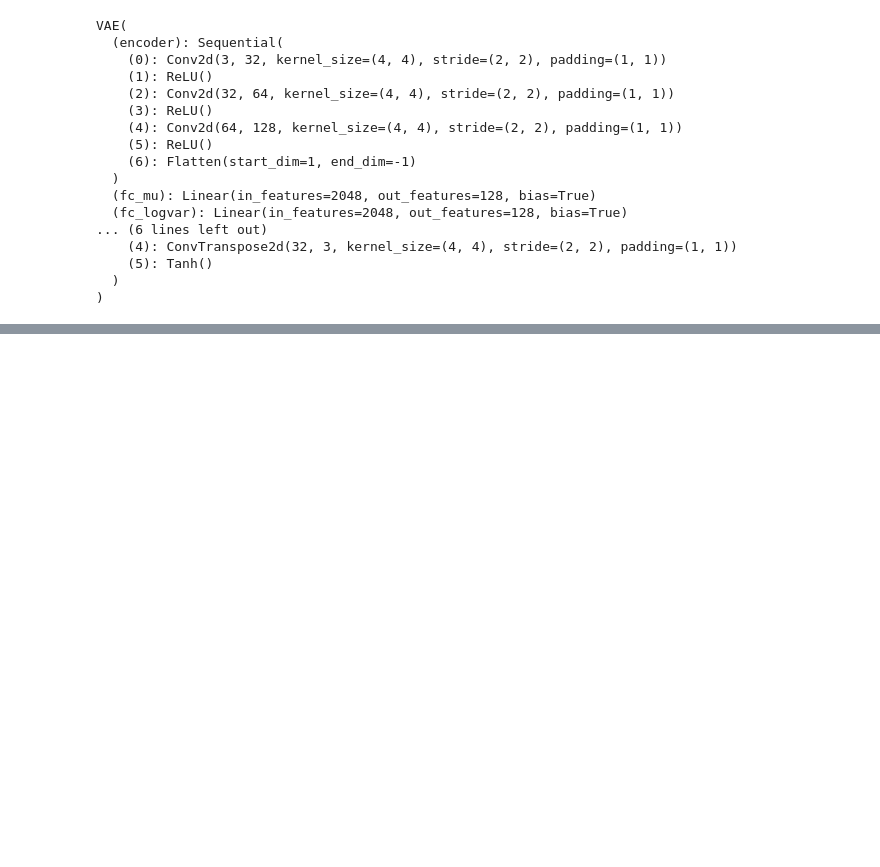
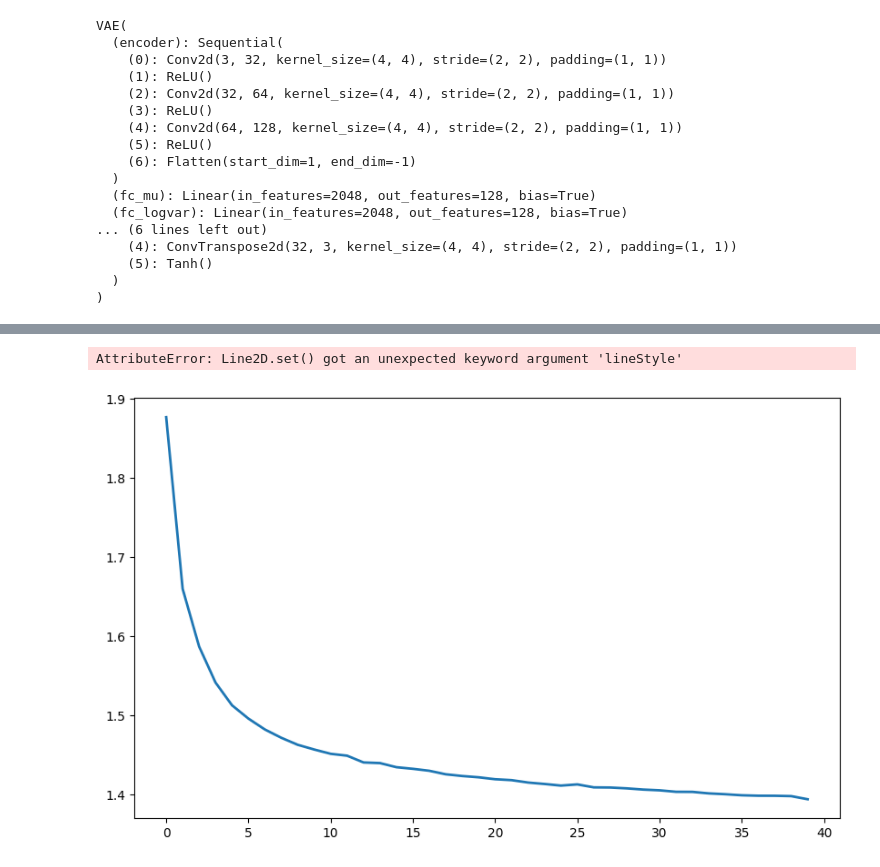
Before and after one commit to ahobson4/AISE3010Assignment3, a Jupyter notebook: ImageGenerator.ipynb, the cells around one changed output, grey strips where cells are left out. Drawn from its saved outputs; the diff is of its cells as text; code cells hidden in the pictures; blank space fills up the shorter version.

```diff
--- a/ImageGenerator.ipynb
+++ b/ImageGenerator.ipynb
@@ -286,23 +296,26 @@ KeyboardInterrupt:
 # %%
 # Plotting the training and validation losses
 import matplotlib.pyplot as plt
 
 # Create a figre for the loss curves
 plt.figure(figsize=(10, 6))
 
 # Plot the three loss components
-plt.plot(history_total_loss, label='Total ELBO Loss', lineWidth=2)
-plt.plot(history_recon_loss, label='Reconstruction Loss', lineWidth=2, lineStyle='--')
-plt.plot(history_kl_loss, label='KL Divergence Loss', lineWidth=2, lineStyle=':')
+plt.plot(history_total_loss, label='Total ELBO Loss', linewidth=2)
+plt.plot(history_recon_loss, label='Reconstruction Loss', linewidth=2, lineStyle='--')
+plt.plot(history_kl_loss, label='KL Divergence Loss', linewidth=2, lineStyle=':')
 
 plt.title('VAE Training Loss Curves')
 plt.xlabel('Epoch')
 plt.ylabel('Loss')
 plt.legend()
 plt.grid(True, alpha=0.3)
 plt.show()
 
 plt.savefig('vae_loss_curves.png', dpi=300, bbox_inches='tight')
+# %% [output]
+AttributeError: Line2D.set() got an unexpected keyword argument 'lineStyle'
+[figure, added]
 # %%
 # Generating the 16 grid of images from the trained VAE model
 from torch import tensor
```
Also changed, not shown: parts of 2 cells of this notebook.
